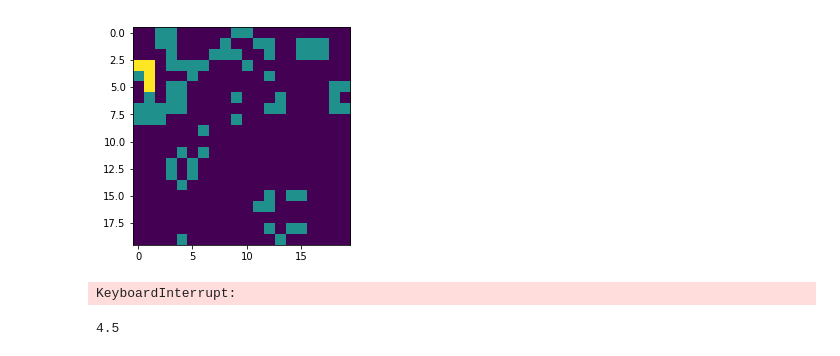
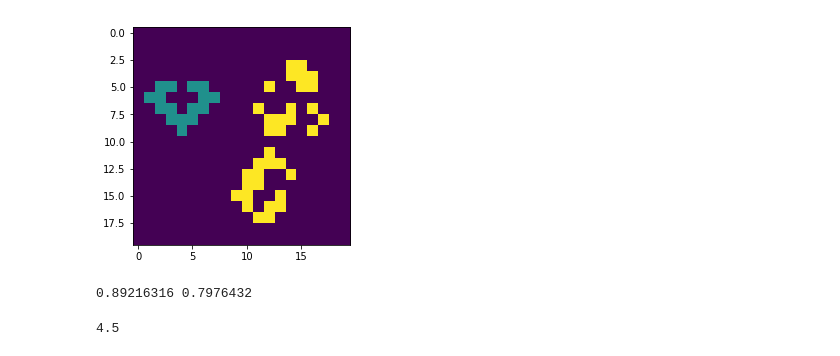
Before and after one commit to denistr16/GoL-RL, a Jupyter notebook: agent_run_a2c_with_custom_perceptive_field_06.ipynb, the cells around one changed output. Saved outputs shown, nothing was run; the diff lists cells and outputs as text; code cells hidden in the pictures.

Commit message:
Fix game with bot according to perceptive field changes

```diff
--- a/agent_run_a2c_with_custom_perceptive_field_06.ipynb
+++ b/agent_run_a2c_with_custom_perceptive_field_06.ipynb
@@ -184,13 +184,13 @@ for game in range(N_GAMES):
 # %%
-grid_size=(GRID,GRID)
-sandbox = NaiveSandbox(grid_size=grid_size)
-state = sandbox.get_grid()
+# grid_size=(GRID,GRID)
+# sandbox = NaiveSandbox(grid_size=grid_size)
+# state = sandbox.get_grid()
 from time import sleep
 states, actions, rewards, dones = [], [], [], []
-play_game(30, state, fall_asleep=True)
+play_game(30, state, fall_asleep=False)
 # %% [output]
-[figure, old version]
+[figure, new version]
-KeyboardInterrupt:
+0.89216316 0.7976432
 # %%
 dead_cells, first_player, second_player = np.array([12, 9, 3])
 # %%
```
Also changed, not shown: parts of 1 cell of this notebook, 2 other files.
